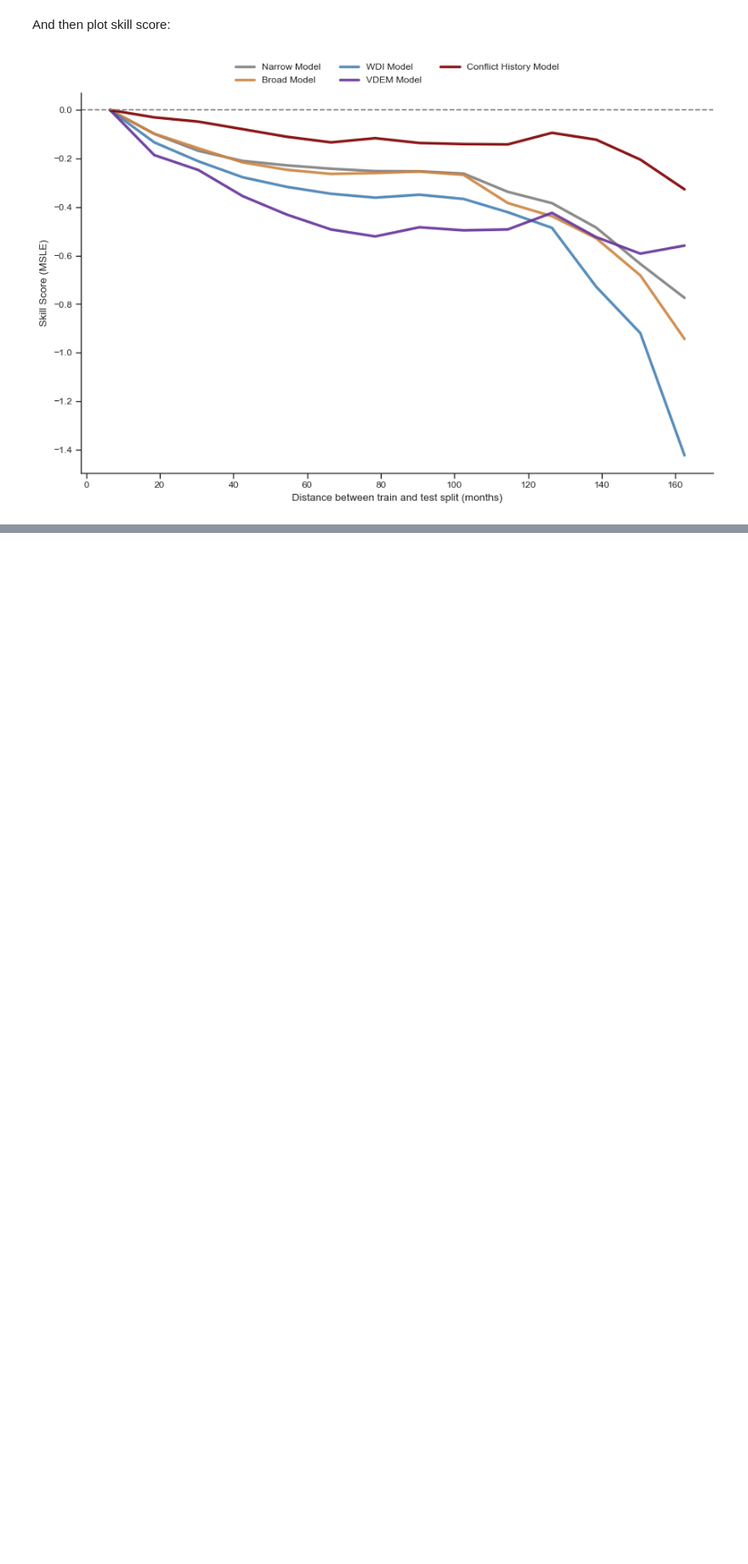
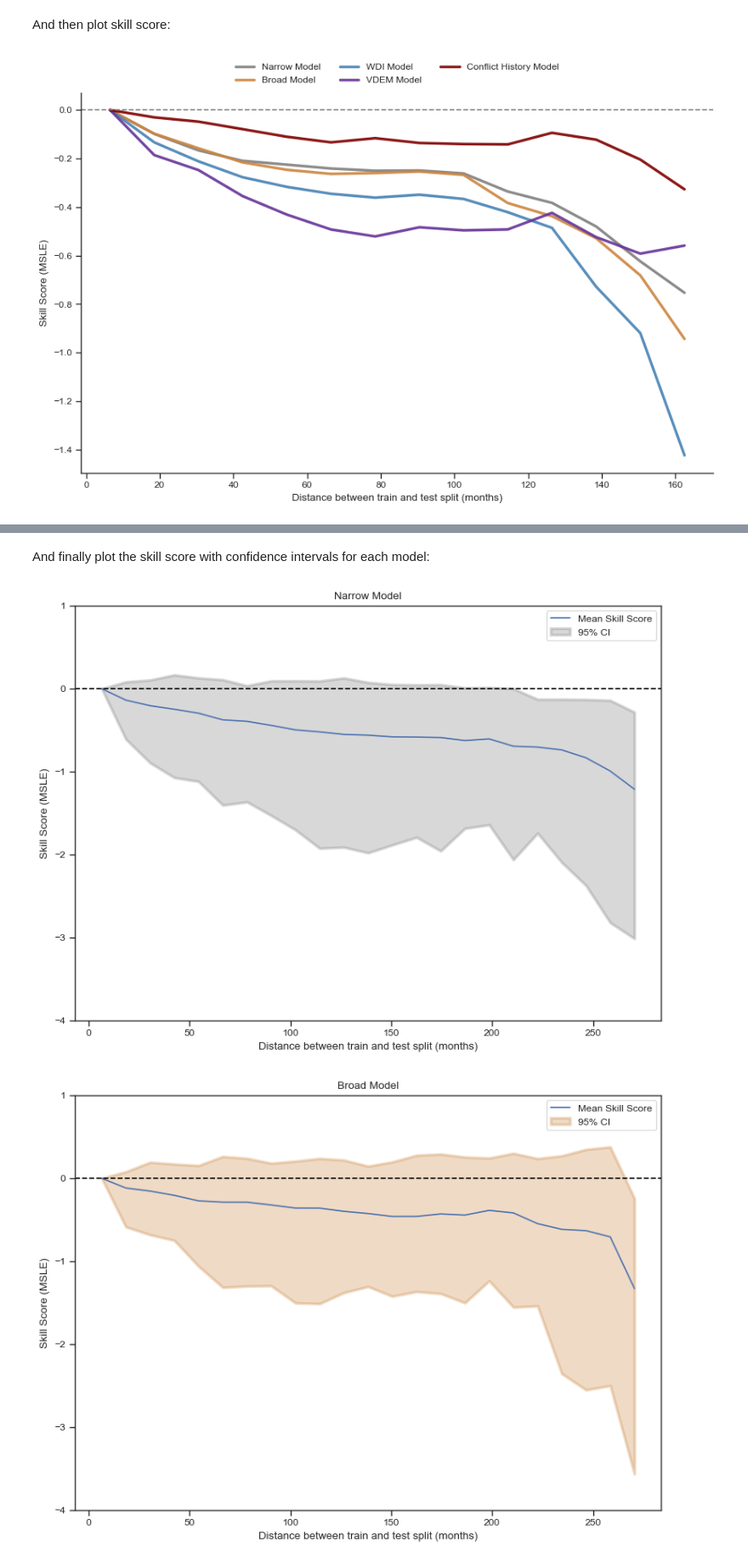
Before and after one commit to lboekestein/masterthesisreplication, a Jupyter notebook: replication.ipynb, the cells around one changed output, grey strips where cells are left out. Shown at 85% size. Cells and saved outputs as stored; diff of their text form; code cells hidden in the pictures; blank space fills up the shorter version.

Commit message:
add bootstrapping code and figures

```diff
--- a/replication.ipynb
+++ b/replication.ipynb
@@ -1071,0 +1134,19 @@ plt.show()
+# %%
+bootstrap_results_all = {}
+
+for model in managers.keys():
+
+    print(f"Bootstrapping skill scores for model: {model}")
+
+    manager = managers[model]
+    metrics = manager.get_disaggregated_metrics()
+
+    # subset to specified step
+    metrics_filt = metrics[metrics["step"] == step]
+
+    summary, boot = bootstrap_skill_score_by_country(metrics_filt, n_bootstrap = n_bootstrap, ci = ci, future=True)
+
+    bootstrap_results_all[model] = {
+        "summary": summary,
+        "bootstrap_results": boot
+    }
@@ -1071,0 +1159,46 @@ plt.show()
+# %% [markdown]
+And finally plot the skill score with confidence intervals for each model:
+# %%
+for model_name in managers.keys():
+
+    summary = bootstrap_results_all[model_name]["summary"]
+
+    # Sort for clean plotting
+    summary = summary.sort_values("distance")
+
+    fig, ax = plt.subplots(figsize=(8, 6))
+
+    # Mean line
+    ax.plot(
+        summary["distance"],
+        summary["mean"],
+        label="Mean Skill Score"
+    )
+
+    # Confidence interval band
+    ax.fill_between(
+        summary["distance"],
+        summary["lower"],
+        summary["upper"],
+        alpha=0.3,
+        label="95% CI",
+        linewidth=2.5,
+        color = colormap[model_name] if colormap is not None and model_name in colormap else None
+    )
+
+    # add horizontal line at y=0
+    ax.axhline(0, linestyle="--", color="black", linewidth=1.2)  # baseline reference
+
+    ax.set_xlabel("Distance between train and test split (months)")
+    ax.set_ylabel("Skill Score (MSLE)")
+    ax.set_title(f"{model_name}")
+    ax.set_ylim(-4, 1)
+
+    ax.legend()
+
+    plt.tight_layout()
+    plt.savefig(f"{figure_path}appendix_e_bootstrap_{model_name.replace(' ', '_').lower()}.png", dpi=300)
+    plt.show()
+# %% [output]
+[figure, added]
+[figure, added]
```
Also changed, not shown: parts of 23 cells of this notebook, 6 other files.
